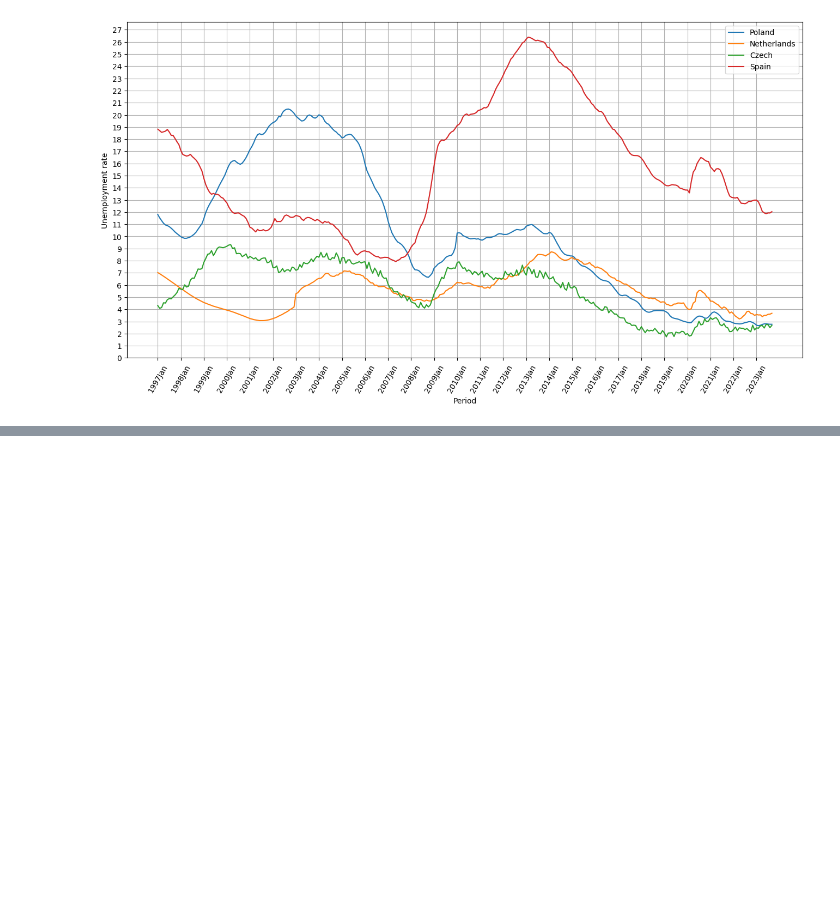
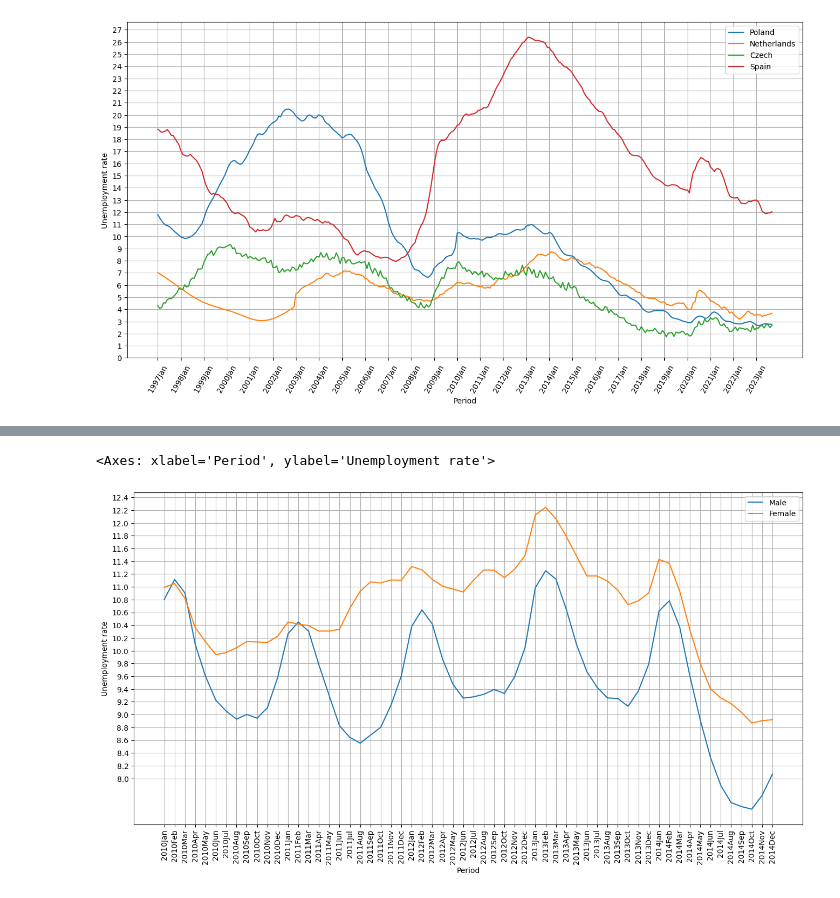
Before and after one commit to maksanm/SAD-project1, a Jupyter notebook: src/raport.ipynb, the cells around one changed output, grey strips where cells are left out. Cells and saved outputs as stored; diff of their text form; code cells hidden in the pictures; blank space fills up the shorter version.

```diff
--- a/src/raport.ipynb
+++ b/src/raport.ipynb
@@ -87,0 +92,18 @@ Wniosek z analizy zmian poziomu bezrobocia w badanych krajach jest taki, że w r
+# %%
+df_male = Poland.unrate_unadjusted_male_df.copy()
+df_female = Poland.unrate_unadjusted_female_df.copy()
+df_male = df_male[(df_male['CollectionDate'] > dt.datetime(2010, 1, 1))
+                  & (df_male['CollectionDate'] < dt.datetime(2015, 1, 1))]
+df_female = df_female[(df_female['CollectionDate'] > dt.datetime(2010, 1, 1))
+                  & (df_female['CollectionDate'] < dt.datetime(2015, 1, 1))]
+df = pd.DataFrame({
+    'Male': df_male['Rate'].tolist(),
+    'Female': df_female['Rate'].tolist()
+    }, index=df_male['Period'])
+
+x_ticks = range(0, df_female['Period'].count())
+y_ticks = np.arange(int(min(df_female['Rate'])), max(df_female['Rate']) + 0.2, 0.2)
+df.plot(xticks=x_ticks, yticks=y_ticks, figsize=(16, 8), rot=90, grid=True, ylabel="Unemployment rate")
+# %% [output]
+<Axes: xlabel='Period', ylabel='Unemployment rate'>
+[figure, added]
```
Also changed, not shown: parts of 5 cells of this notebook.
